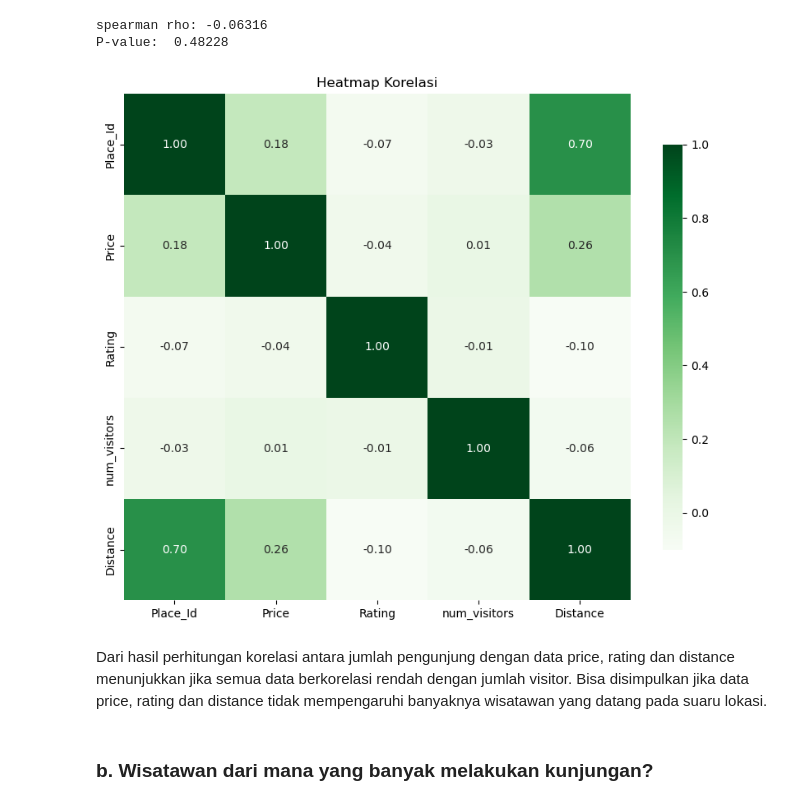
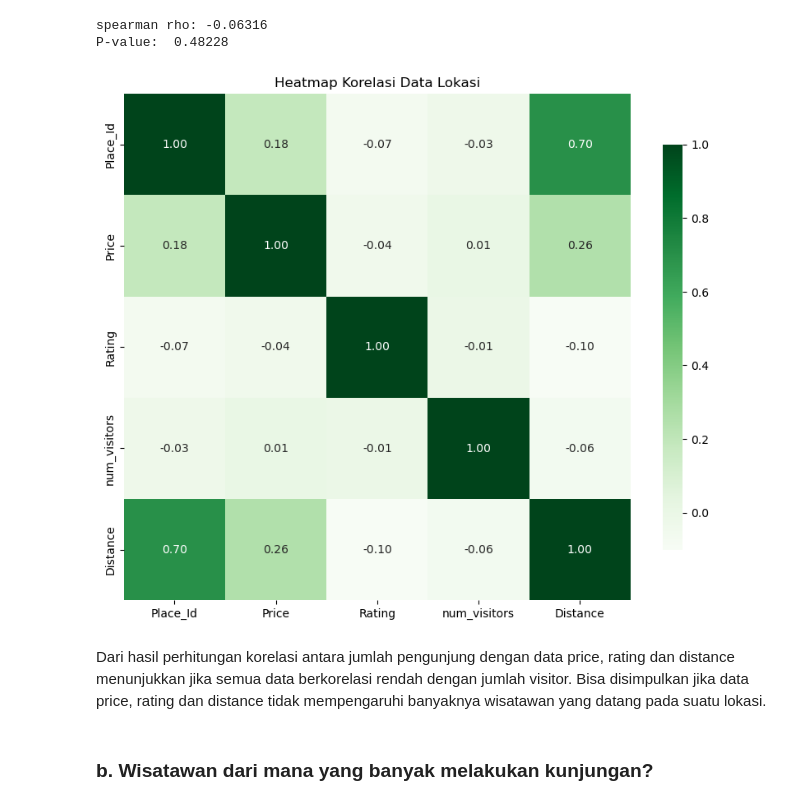
Before and after one commit to CODA-Assignment-Bay/p1-coda001-rmt-m2-ariefjw, a Jupyter notebook: P1M2_Arief_Joko.ipynb, the cells around one changed output. Drawn from its saved outputs; the diff is of its cells as text; code cells hidden in the pictures.

```diff
--- a/P1M2_Arief_Joko.ipynb
+++ b/P1M2_Arief_Joko.ipynb
@@ -197,17 +258,17 @@ P-value:  0.48228
 # %%
 cols = df_place.drop(columns=['Place_Name', 'Category', 'City','Latitude', 'Longitude'])
 # Menghitung matriks korelasi
 correlation_matrix = cols.corr(method= 'spearman')
 
 # Membuat heatmap
 plt.figure(figsize=(10, 8))
 sns.heatmap(correlation_matrix, annot=True, fmt=".2f", cmap='Greens', square=True, cbar_kws={"shrink": .8})
-plt.title('Heatmap Korelasi')
+plt.title('Heatmap Korelasi Data Lokasi')
 plt.show()
 # %% [output]
-[figure, old version]
+[figure, new version]
 # %% [markdown]
-Dari hasil perhitungan korelasi antara jumlah pengunjung dengan data price, rating dan distance menunjukkan jika semua data berkorelasi rendah dengan jumlah visitor. Bisa disimpulkan jika data price, rating dan distance tidak mempengaruhi banyaknya wisatawan yang datang pada suaru lokasi.
+Dari hasil perhitungan korelasi antara jumlah pengunjung dengan data price, rating dan distance menunjukkan jika semua data berkorelasi rendah dengan jumlah visitor. Bisa disimpulkan jika data price, rating dan distance tidak mempengaruhi banyaknya wisatawan yang datang pada suatu lokasi.
 # %% [markdown]
 <h3>b. Wisatawan dari mana yang banyak melakukan kunjungan?</h3>
 # %%
```
Also changed, not shown: parts of 17 cells of this notebook, 2 other files.
